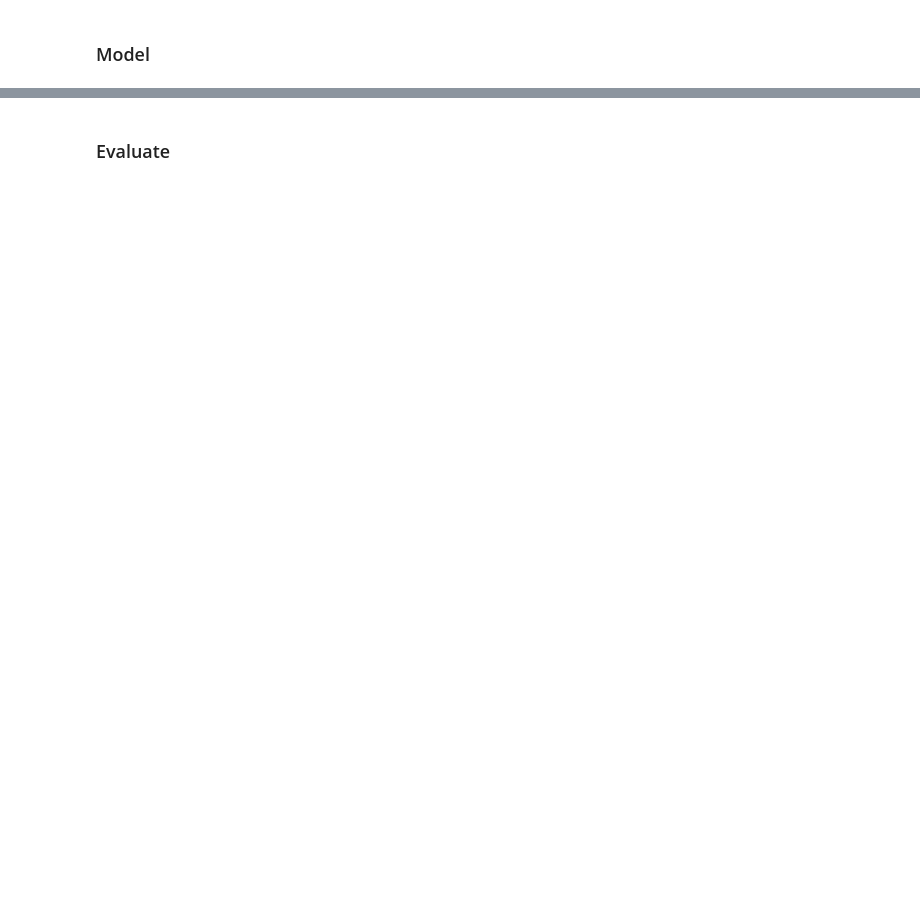
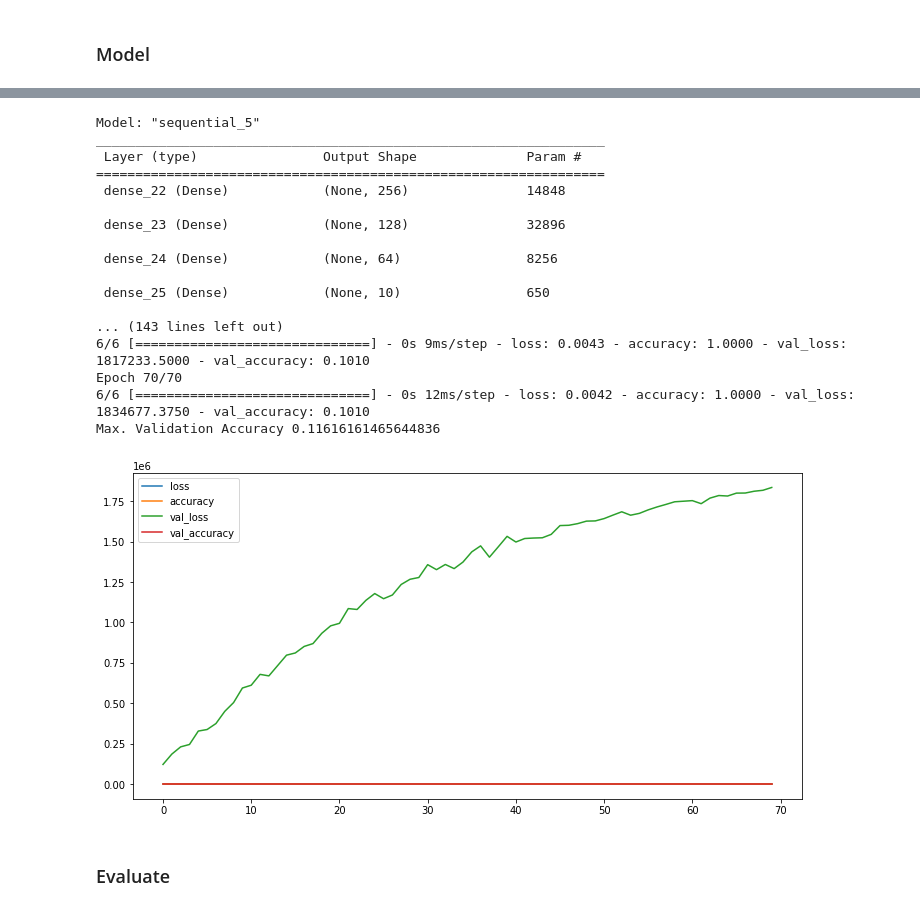
Before and after one commit to michalgorul/classification-of-musical-genres, a Jupyter notebook: GTZAN_MG.ipynb, the cells around one changed output, grey strips where cells are left out. Drawn from its saved outputs; the diff is of its cells as text; code cells hidden in the pictures; blank space fills up the shorter version.

Commit message:
work on deep learning with dense network on features

```diff
--- a/GTZAN_MG.ipynb
+++ b/GTZAN_MG.ipynb
@@ -2575,2 +2615,7 @@ X_train.shape, X_test.shape, y_train.shape, y_test.shape
+# %%
+scaler = preprocessing.StandardScaler()
+X_train = pd.DataFrame(scaler.fit_transform(X_train), columns=X_train.columns)
+X_dev = pd.DataFrame(scaler.transform(X_val), columns=X_train.columns)
+X_test = pd.DataFrame(scaler.transform(X_test), columns=X_train.columns)
 # %% [markdown]
 ### Model
@@ -2673,3 +2622,59 @@ Epoch 300/300
+# %%
+from keras import callbacks
+
+ACCURACY_THRESHOLD = 0.90
+
+class myCallback(callbacks.Callback):
+    def on_epoch_end(self, epoch, logs={}):
+        if(logs.get('val_accuracy') > ACCURACY_THRESHOLD):
+            print(f"\n\nStopping training as we have reached {ACCURACY_THRESHOLD*100}% accuracy!")
+            self.model.stop_training = True
+
+def trainModel(model, epochs, optimizer):
+    batch_size = 128
+    callback = myCallback()
+    model.compile(optimizer=optimizer,
+                  loss='sparse_categorical_crossentropy',
+                  metrics='accuracy'
+    )
+    return model.fit(X_train, y_train, validation_data=(X_val, y_val), epochs=epochs,
+                     batch_size=batch_size, callbacks=[callback])
+
+def plotHistory(history):
+    print("Max. Validation Accuracy",max(history.history["val_accuracy"]))
+    pd.DataFrame(history.history).plot(figsize=(12,6))
+    plt.show()
+# %%
+import keras
+model_2 = keras.models.Sequential([
+    keras.layers.Dense(256, activation='relu', input_shape=(X_train.shape[1],)),
+    keras.layers.Dense(128, activation='relu'),
+    keras.layers.Dense(64, activation='relu'),
+    keras.layers.Dense(10, activation='softmax'),
+])
+print(model_2.summary())
+model_1_history = trainModel(model=model_2, epochs=70, optimizer='adam')
+
+plotHistory(model_1_history)
+# %% [output]
+Model: "sequential_5"
+_________________________________________________________________
+ Layer (type)                Output Shape              Param #
+=================================================================
+ dense_22 (Dense)            (None, 256)               14848
+
+ dense_23 (Dense)            (None, 128)               32896
+
+ dense_24 (Dense)            (None, 64)                8256
+
+ dense_25 (Dense)            (None, 10)                650
+
+... (143 lines left out)
+6/6 [==============================] - 0s 9ms/step - loss: 0.0043 - accuracy: 1.0000 - val_loss: 1817233.5000 - val_accuracy: 0.1010
+Epoch 70/70
+6/6 [==============================] - 0s 12ms/step - loss: 0.0042 - accuracy: 1.0000 - val_loss: 1834677.3750 - val_accuracy: 0.1010
+Max. Validation Accuracy 0.11616161465644836
+[figure, added]
 # %% [markdown]
 ### Evaluate
 # %%
```
Also changed, not shown: parts of 20 cells of this notebook.
